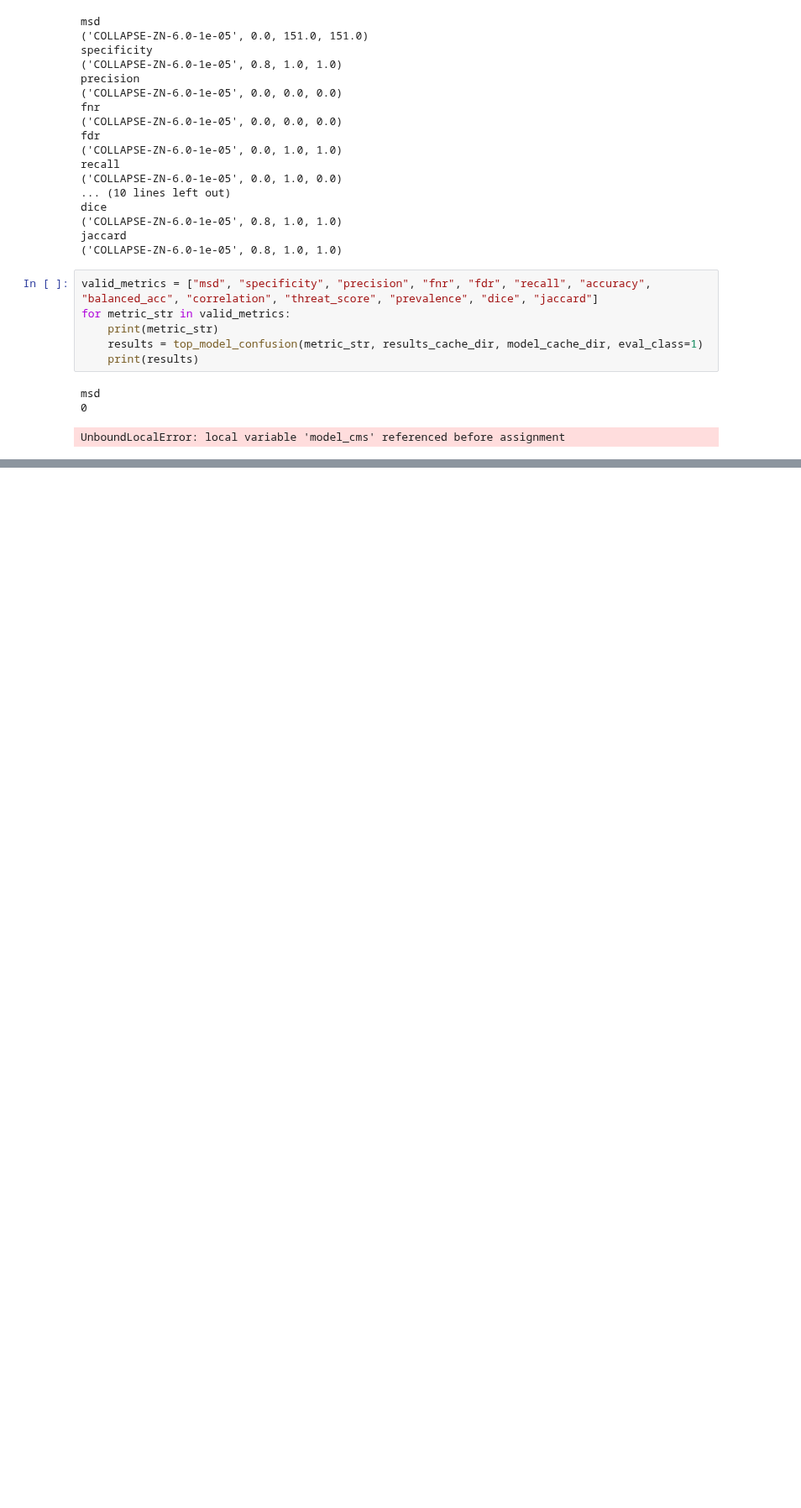
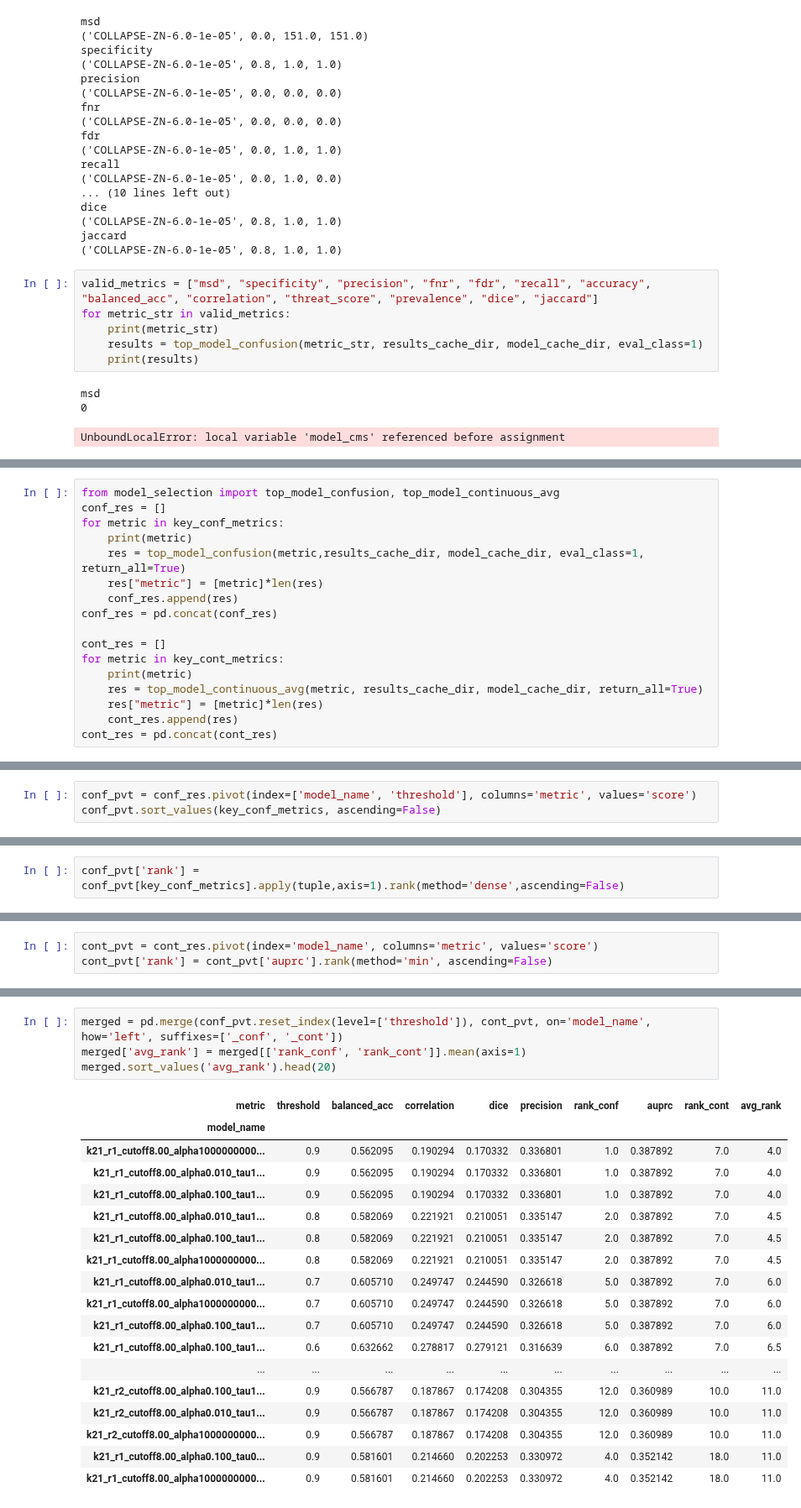
Before and after one commit to gmachiraju/K2, a Jupyter notebook: src/Protein-Step4-Eval.ipynb, the cells around one changed output, grey strips where cells are left out. Shown at 84% size. Drawn from its saved outputs; the diff is of its cells as text; blank space fills up the shorter version.

Commit message:
rank gridsearch models

```diff
--- a/src/Protein-Step4-Eval.ipynb
+++ b/src/Protein-Step4-Eval.ipynb
@@ -230,0 +245,17 @@ UnboundLocalError: local variable 'model_cms' referenced before assignment
+# %%
+from model_selection import top_model_confusion, top_model_continuous_avg
+conf_res = []
+for metric in key_conf_metrics:
+    print(metric)
+    res = top_model_confusion(metric,results_cache_dir, model_cache_dir, eval_class=1, return_all=True)
+    res["metric"] = [metric]*len(res)
+    conf_res.append(res)
+conf_res = pd.concat(conf_res)
+
+cont_res = []
+for metric in key_cont_metrics:
+    print(metric)
+    res = top_model_continuous_avg(metric, results_cache_dir, model_cache_dir, return_all=True)
+    res["metric"] = [metric]*len(res)
+    cont_res.append(res)
+cont_res = pd.concat(cont_res)
@@ -230,0 +268,3 @@ UnboundLocalError: local variable 'model_cms' referenced before assignment
+# %%
+conf_pvt = conf_res.pivot(index=['model_name', 'threshold'], columns='metric', values='score')
+conf_pvt.sort_values(key_conf_metrics, ascending=False)
@@ -230,0 +286,2 @@ UnboundLocalError: local variable 'model_cms' referenced before assignment
+# %%
+conf_pvt['rank'] = conf_pvt[key_conf_metrics].apply(tuple,axis=1).rank(method='dense',ascending=False)
@@ -230,0 +305,3 @@ UnboundLocalError: local variable 'model_cms' referenced before assignment
+# %%
+cont_pvt = cont_res.pivot(index='model_name', columns='metric', values='score')
+cont_pvt['rank'] = cont_pvt['auprc'].rank(method='min', ascending=False)
@@ -230,0 +318,23 @@ UnboundLocalError: local variable 'model_cms' referenced before assignment
+# %%
+merged = pd.merge(conf_pvt.reset_index(level=['threshold']), cont_pvt, on='model_name', how='left', suffixes=['_conf', '_cont'])
+merged['avg_rank'] = merged[['rank_conf', 'rank_cont']].mean(axis=1)
+merged.sort_values('avg_rank').head(20)
+# %% [output]
+| metric | threshold | balanced_acc | correlation | dice | precision | rank_conf | auprc | rank_cont | avg_rank |
+| model_name |  |  |  |  |  |  |  |  |  |
+| k21_r1_cutoff8.00_alpha1000000000... | 0.9 | 0.562095 | 0.190294 | 0.170332 | 0.336801 | 1.0 | 0.387892 | 7.0 | 4.0 |
+| k21_r1_cutoff8.00_alpha0.010_tau1... | 0.9 | 0.562095 | 0.190294 | 0.170332 | 0.336801 | 1.0 | 0.387892 | 7.0 | 4.0 |
+| k21_r1_cutoff8.00_alpha0.100_tau1... | 0.9 | 0.562095 | 0.190294 | 0.170332 | 0.336801 | 1.0 | 0.387892 | 7.0 | 4.0 |
+| k21_r1_cutoff8.00_alpha0.010_tau1... | 0.8 | 0.582069 | 0.221921 | 0.210051 | 0.335147 | 2.0 | 0.387892 | 7.0 | 4.5 |
+| k21_r1_cutoff8.00_alpha0.100_tau1... | 0.8 | 0.582069 | 0.221921 | 0.210051 | 0.335147 | 2.0 | 0.387892 | 7.0 | 4.5 |
+| k21_r1_cutoff8.00_alpha1000000000... | 0.8 | 0.582069 | 0.221921 | 0.210051 | 0.335147 | 2.0 | 0.387892 | 7.0 | 4.5 |
+| k21_r1_cutoff8.00_alpha0.010_tau1... | 0.7 | 0.605710 | 0.249747 | 0.244590 | 0.326618 | 5.0 | 0.387892 | 7.0 | 6.0 |
+| k21_r1_cutoff8.00_alpha1000000000... | 0.7 | 0.605710 | 0.249747 | 0.244590 | 0.326618 | 5.0 | 0.387892 | 7.0 | 6.0 |
+| k21_r1_cutoff8.00_alpha0.100_tau1... | 0.7 | 0.605710 | 0.249747 | 0.244590 | 0.326618 | 5.0 | 0.387892 | 7.0 | 6.0 |
+| k21_r1_cutoff8.00_alpha0.100_tau1... | 0.6 | 0.632662 | 0.278817 | 0.279121 | 0.316639 | 6.0 | 0.387892 | 7.0 | 6.5 |
+| ... | ... | ... | ... | ... | ... | ... | ... | ... | ... |
+| k21_r2_cutoff8.00_alpha0.100_tau1... | 0.9 | 0.566787 | 0.187867 | 0.174208 | 0.304355 | 12.0 | 0.360989 | 10.0 | 11.0 |
+| k21_r2_cutoff8.00_alpha0.010_tau1... | 0.9 | 0.566787 | 0.187867 | 0.174208 | 0.304355 | 12.0 | 0.360989 | 10.0 | 11.0 |
+| k21_r2_cutoff8.00_alpha1000000000... | 0.9 | 0.566787 | 0.187867 | 0.174208 | 0.304355 | 12.0 | 0.360989 | 10.0 | 11.0 |
+| k21_r1_cutoff8.00_alpha0.100_tau0... | 0.9 | 0.581601 | 0.214660 | 0.202253 | 0.330972 | 4.0 | 0.352142 | 18.0 | 11.0 |
+| k21_r1_cutoff8.00_alpha1000000000... | 0.9 | 0.581601 | 0.214660 | 0.202253 | 0.330972 | 4.0 | 0.352142 | 18.0 | 11.0 |
```
Also changed, not shown: parts of 7 cells of this notebook, 6 other files.
